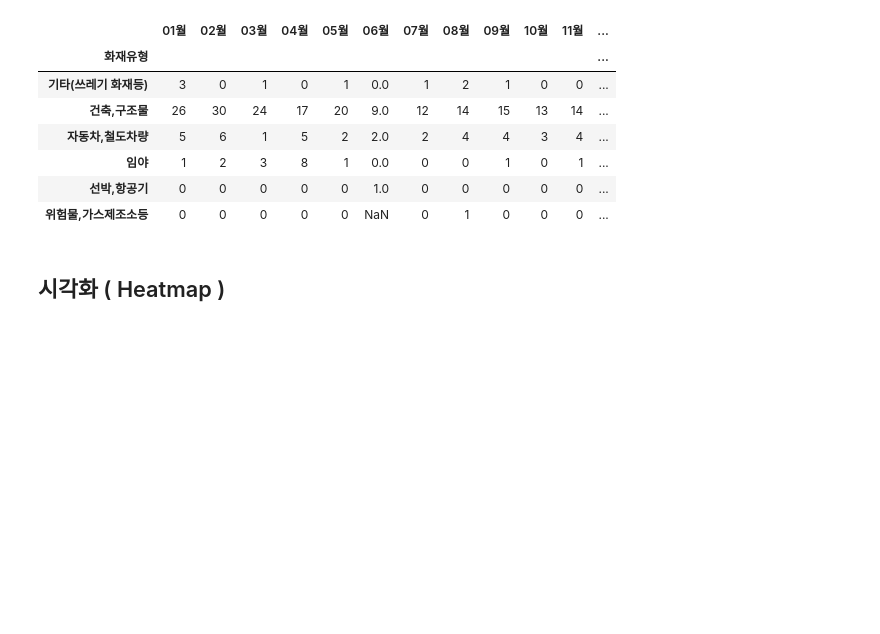
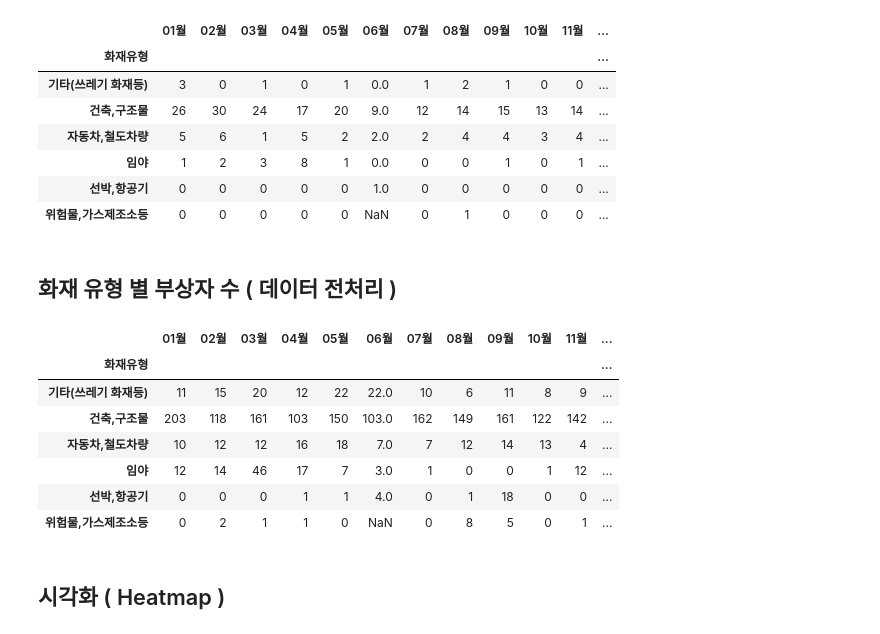
Before and after one commit to charmingjae/pandas, a Jupyter notebook: work/project.ipynb, the cells around one changed output. Saved outputs shown, nothing was run; the diff lists cells and outputs as text; code cells hidden in the pictures; blank space fills up the shorter version.

```diff
--- a/work/project.ipynb
+++ b/work/project.ipynb
@@ -183,3 +183,5 @@ dfSecDiv
 | 임야 | 1 | 2 | 3 | 8 | 1 | 0.0 | 0 | 0 | 1 | 0 | 1 | ... |
 | 선박,항공기 | 0 | 0 | 0 | 0 | 0 | 1.0 | 0 | 0 | 0 | 0 | 0 | ... |
 | 위험물,가스제조소등 | 0 | 0 | 0 | 0 | 0 | NaN | 0 | 1 | 0 | 0 | 0 | ... |
+# %% [markdown]
+## 화재 유형 별 부상자 수 ( 데이터 전처리 )
@@ -186,3 +201,14 @@ dfSecDiv
+# %%
+dfTrdDiv
+# %% [output]
+|  | 01월 | 02월 | 03월 | 04월 | 05월 | 06월 | 07월 | 08월 | 09월 | 10월 | 11월 | ... |
+| 화재유형 |  |  |  |  |  |  |  |  |  |  |  | ... |
+| 기타(쓰레기 화재등) | 11 | 15 | 20 | 12 | 22 | 22.0 | 10 | 6 | 11 | 8 | 9 | ... |
+| 건축,구조물 | 203 | 118 | 161 | 103 | 150 | 103.0 | 162 | 149 | 161 | 122 | 142 | ... |
+| 자동차,철도차량 | 10 | 12 | 12 | 16 | 18 | 7.0 | 7 | 12 | 14 | 13 | 4 | ... |
+| 임야 | 12 | 14 | 46 | 17 | 7 | 3.0 | 1 | 0 | 0 | 1 | 12 | ... |
+| 선박,항공기 | 0 | 0 | 0 | 1 | 1 | 4.0 | 0 | 1 | 18 | 0 | 0 | ... |
+| 위험물,가스제조소등 | 0 | 2 | 1 | 1 | 0 | NaN | 0 | 8 | 5 | 0 | 1 | ... |
 # %% [markdown]
 ## 시각화 ( Heatmap )
 # %%
```
Also changed, not shown: parts of 4 cells of this notebook.
